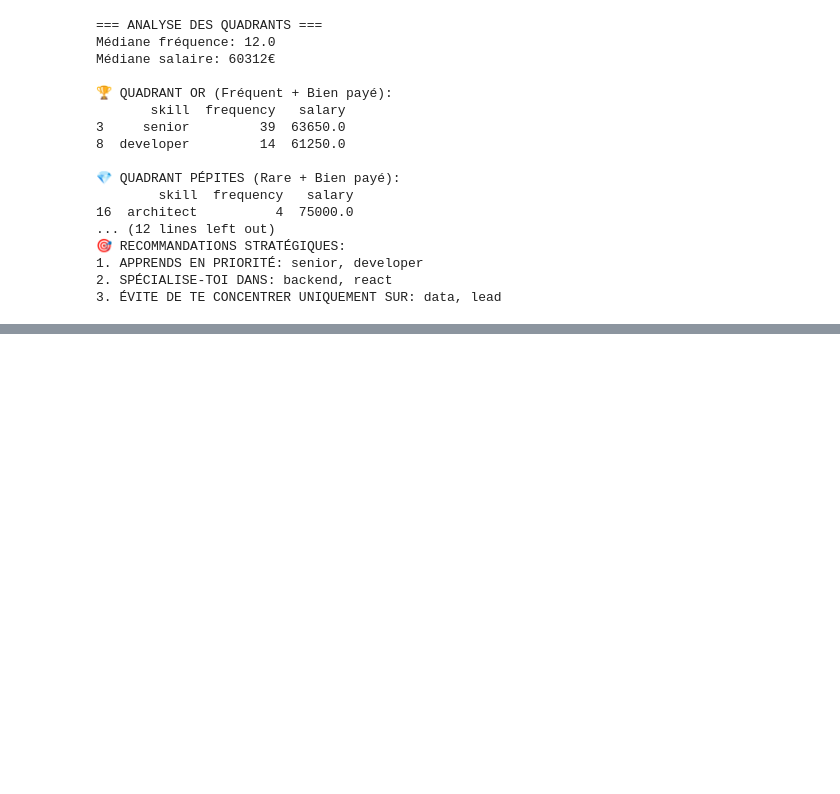
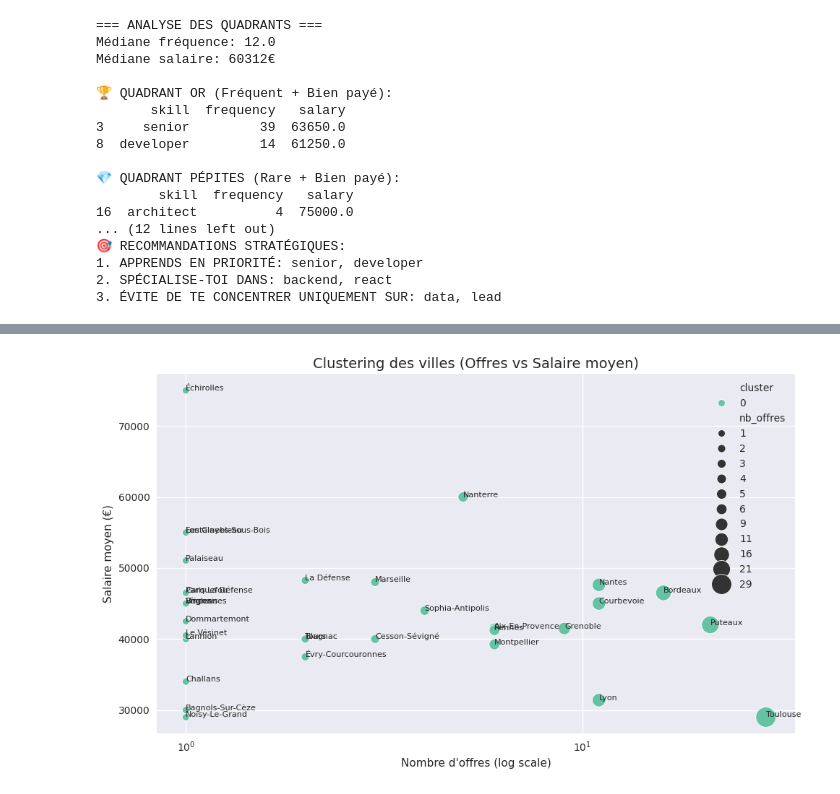
Before and after one commit to Tedsuno/market-intelligence, a Jupyter notebook: analystics/analytics.ipynb, the cells around one changed output, grey strips where cells are left out. Drawn from its saved outputs; the diff is of its cells as text; code cells hidden in the pictures; blank space fills up the shorter version.

```diff
--- a/analystics/analytics.ipynb
+++ b/analystics/analytics.ipynb
@@ -395,0 +601,4 @@ Médiane salaire: 60312€
+# %%
+city_data = pd.DataFrame({'nb_offres': city_stats, 'salaire_moyen': city_salaries})
+# %%
+city_data = city_data.dropna()
@@ -395,0 +622,7 @@ Médiane salaire: 60312€
+# %%
+scaler = StandardScaler()
+X = city_data[['nb_offres', 'salaire_moyen']]
+X_scaled = scaler.fit_transform(X)
+# %%
+kmeans = KMeans(n_clusters=3, random_state=42)
+city_data['cluster'] = kmeans.fit_predict(X_scaled)
@@ -395,0 +645,41 @@ Médiane salaire: 60312€
+# %%
+# Supposons qu'on veut garder les salaires annuels entre 15k€ et 120k€
+city_data = city_data[
+    (city_data['salaire_moyen'] >= 15000) &
+    (city_data['salaire_moyen'] <= 120000)
+]
+
+
+import matplotlib.pyplot as plt
+import seaborn as sns
+
+plt.figure(figsize=(10, 6))
+sns.scatterplot(
+    data=city_data,
+    x='nb_offres',
+    y='salaire_moyen',
+    hue='cluster',
+    size='nb_offres',
+    sizes=(50, 400),
+    palette='Set2',
+    legend='full'
+)
+
+# Si beaucoup d'écart entre nb_offres
+plt.xscale('log')
+
+# Ajouter les noms des villes sur chaque point
+for i in range(len(city_data)):
+    plt.text(
+        city_data['nb_offres'].iloc[i],
+        city_data['salaire_moyen'].iloc[i],
+        city_data.index[i],  # le nom de la ville si index = nom
+        fontsize=8
+    )
+
+plt.title("Clustering des villes (Offres vs Salaire moyen)", fontsize=14)
+plt.xlabel("Nombre d'offres (log scale)")
+plt.ylabel("Salaire moyen (€)")
+plt.tight_layout()
+# %% [output]
+[figure, added]
```
Also changed, not shown: parts of 23 cells of this notebook, 7 other files.
